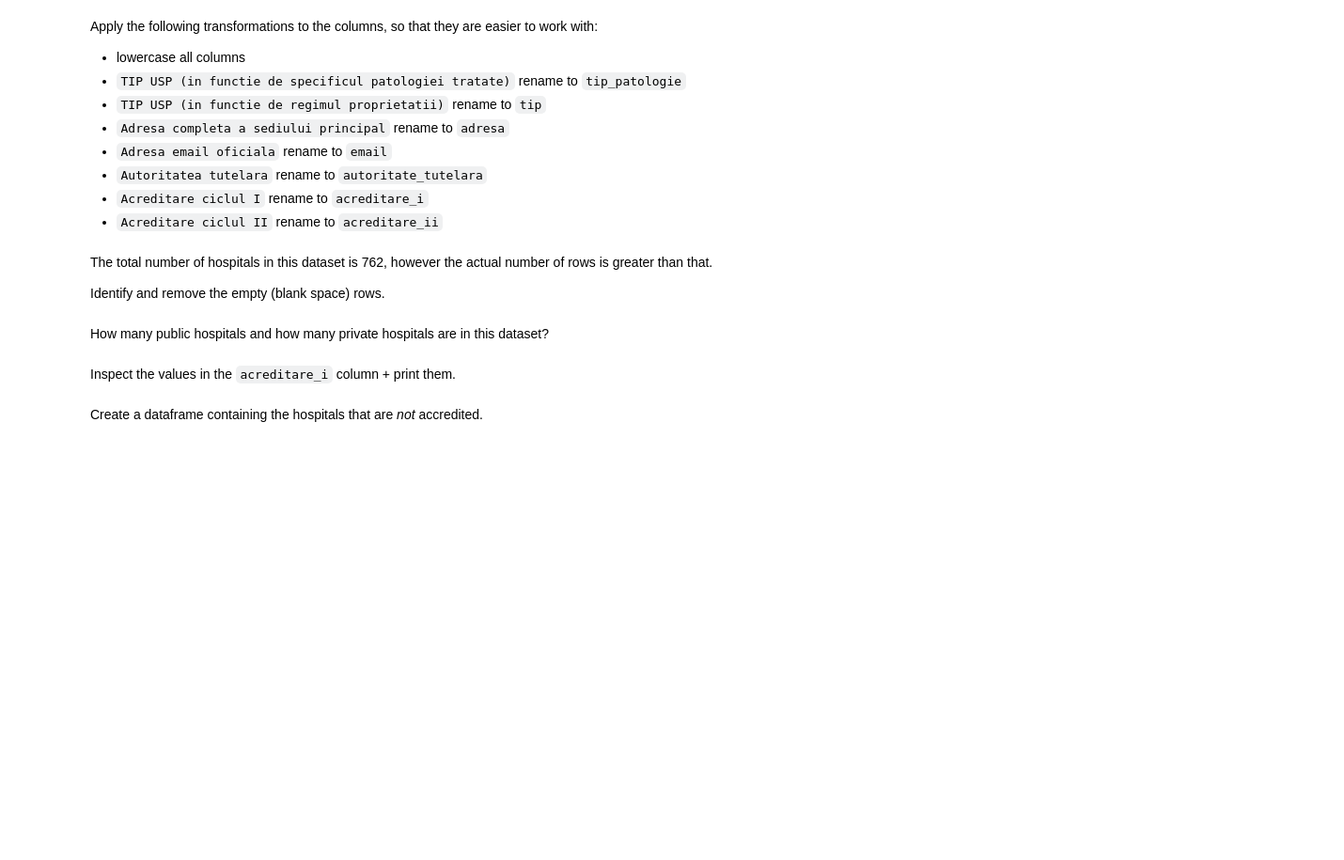
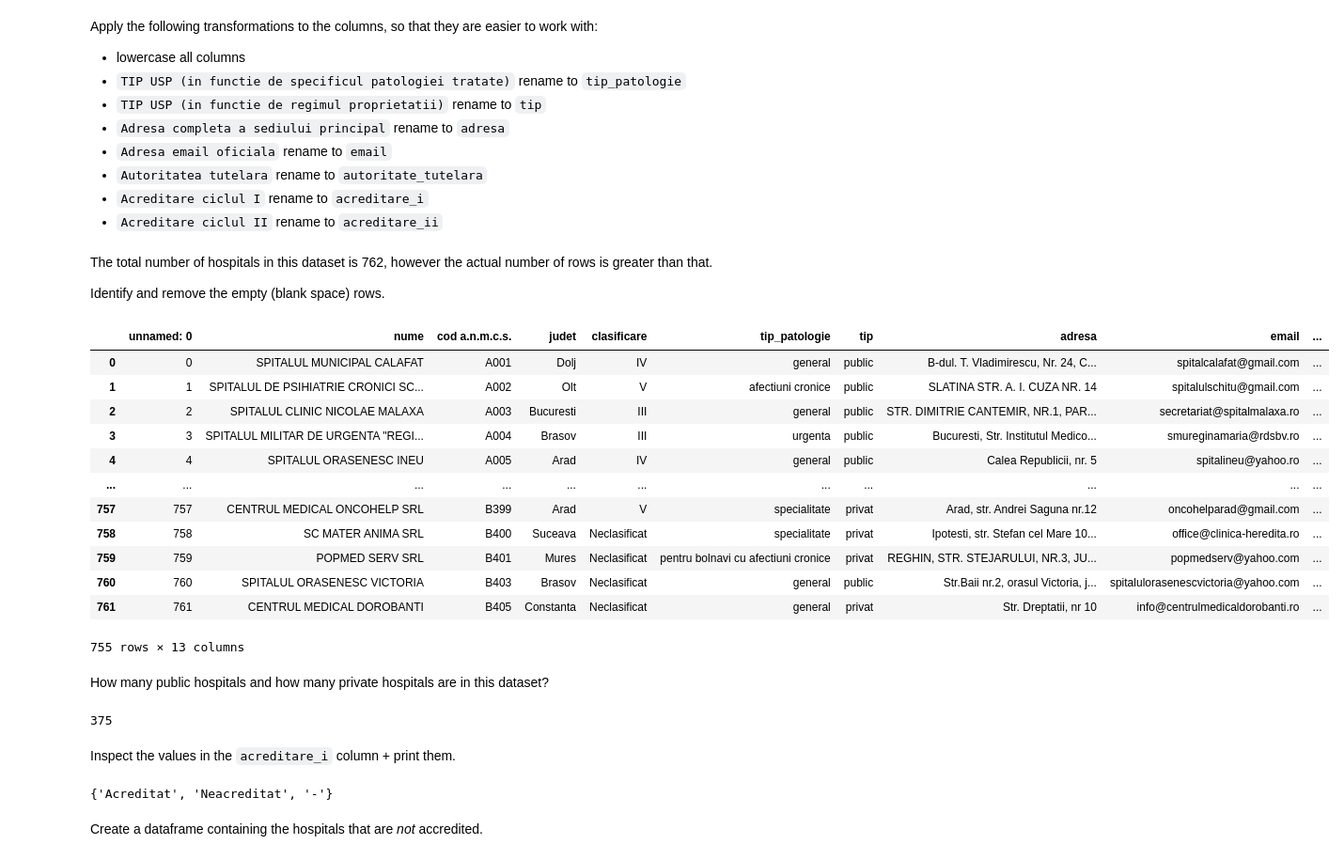
Before and after one commit to autrefois/bootcamp, a Jupyter notebook: 2022/python_workshop/notebooks/10_test.ipynb, the cells around one changed output. Shown: that part at 94% size. Drawn from its saved outputs; the diff is of its cells as text; code cells hidden in the pictures; blank space fills up the shorter version.

```diff
--- a/2022/python_workshop/notebooks/10_test.ipynb
+++ b/2022/python_workshop/notebooks/10_test.ipynb
@@ -62,9 +98,9 @@ Alternatively, if the API is down, use the backup file **hospitals.csv** from th
 import requests
 import pandas as pd
 # %%
-url_hospitals = 'https://data.gov.ro/dataset/4197b53e-7c91-4fcc-be07-883076d40ffc/resource/7a343719-d625-4b5c-98b5-895a684d61c4/download/anmcs-acreditare-unitati-sanitare-dec2021.json'
+# url_hospitals = 'https://data.gov.ro/dataset/4197b53e-7c91-4fcc-be07-883076d40ffc/resource/7a343719-d625-4b5c-98b5-895a684d61c4/download/anmcs-acreditare-unitati-sanitare-dec2021.json'
 
 
-hospitals = ...
+hospitals = pd.read_csv('./resources/hospital.csv')
 
 hospitals.head()
@@ -77,6 +135,9 @@ Drop the unnecessary columns:
 * Nr. Crt.
 * TIP USP (din punct de vedere al invatamantului si al cercetarii stiintifice medicale)
 * the last three columns
+# %%
+hospitals = hospitals.drop(['Nr. Crt.', 'TIP USP (din punct de vedere al invatamantului si al cercetarii stiintifice medicale)'], axis=1)
+hospitals.drop(columns=hospitals.columns[-3:], axis=1, inplace=True)
 # %% [markdown]
 Apply the following transformations to the columns, so that they are easier to work with:
 * lowercase all columns
@@ -91,9 +166,37 @@ Apply the following transformations to the columns, so that they are easier to w
 The total number of hospitals in this dataset is 762, however the actual number of rows is greater than that.
 
 Identify and remove the empty (blank space) rows.
+# %%
+hospitals = hospitals.dropna(axis=0, how='any')
+hospitals
+# %% [output]
+|  | unnamed: 0 | nume | cod a.n.m.c.s. | judet | clasificare | tip_patologie | tip | adresa | email | ... |
+| 0 | 0 | SPITALUL MUNICIPAL CALAFAT | A001 | Dolj | IV | general | public | B-dul. T. Vladimirescu, Nr. 24, C... | spitalcalafat@gmail.com | ... |
+| 1 | 1 | SPITALUL DE PSIHIATRIE CRONICI SC... | A002 | Olt | V | afectiuni cronice | public | SLATINA STR. A. I. CUZA NR. 14 | spitalulschitu@gmail.com | ... |
+| 2 | 2 | SPITALUL CLINIC NICOLAE MALAXA | A003 | Bucuresti | III | general | public | STR. DIMITRIE CANTEMIR, NR.1, PAR... | secretariat@spitalmalaxa.ro | ... |
+| 3 | 3 | SPITALUL MILITAR DE URGENTA "REGI... | A004 | Brasov | III | urgenta | public | Bucuresti, Str. Institutul Medico... | smureginamaria@rdsbv.ro | ... |
+| 4 | 4 | SPITALUL ORASENESC INEU | A005 | Arad | IV | general | public | Calea Republicii, nr. 5 | spitalineu@yahoo.ro | ... |
+| ... | ... | ... | ... | ... | ... | ... | ... | ... | ... | ... |
+| 757 | 757 | CENTRUL MEDICAL ONCOHELP SRL | B399 | Arad | V | specialitate | privat | Arad, str. Andrei Saguna nr.12 | oncohelparad@gmail.com | ... |
+| 758 | 758 | SC MATER ANIMA SRL | B400 | Suceava | Neclasificat | specialitate | privat | Ipotesti, str. Stefan cel Mare 10... | office@clinica-heredita.ro | ... |
+| 759 | 759 | POPMED SERV SRL | B401 | Mures | Neclasificat | pentru bolnavi cu afectiuni cronice | privat | REGHIN, STR. STEJARULUI, NR.3, JU... | popmedserv@yahoo.com | ... |
+| 760 | 760 | SPITALUL ORASENESC VICTORIA | B403 | Brasov | Neclasificat | general | public | Str.Baii nr.2, orasul Victoria, j... | spitalulorasenescvictoria@yahoo.com | ... |
+| 761 | 761 | CENTRUL MEDICAL DOROBANTI | B405 | Constanta | Neclasificat | general | privat | Str. Dreptatii, nr 10 | info@centrulmedicaldorobanti.ro | ... |
+755 rows × 13 columns
 # %% [markdown]
 How many public hospitals and how many private hospitals are in this dataset?
+# %%
+
+hospitals[hospitals['tip'] == 'public'].count()['nume']
+hospitals[hospitals['tip'] == 'privat'].count()['nume']
+# %% [output]
+375
 # %% [markdown]
 Inspect the values in the `acreditare_i` column + print them.
+# %%
+# hospitals.head()
+print(set(hospitals['acreditare_i']))
+# %% [output]
+{'Acreditat', 'Neacreditat', '-'}
 # %% [markdown]
 Create a dataframe containing the hospitals that are *not* accredited.
```
Also changed, not shown: parts of 21 cells of this notebook, 2 other files.
